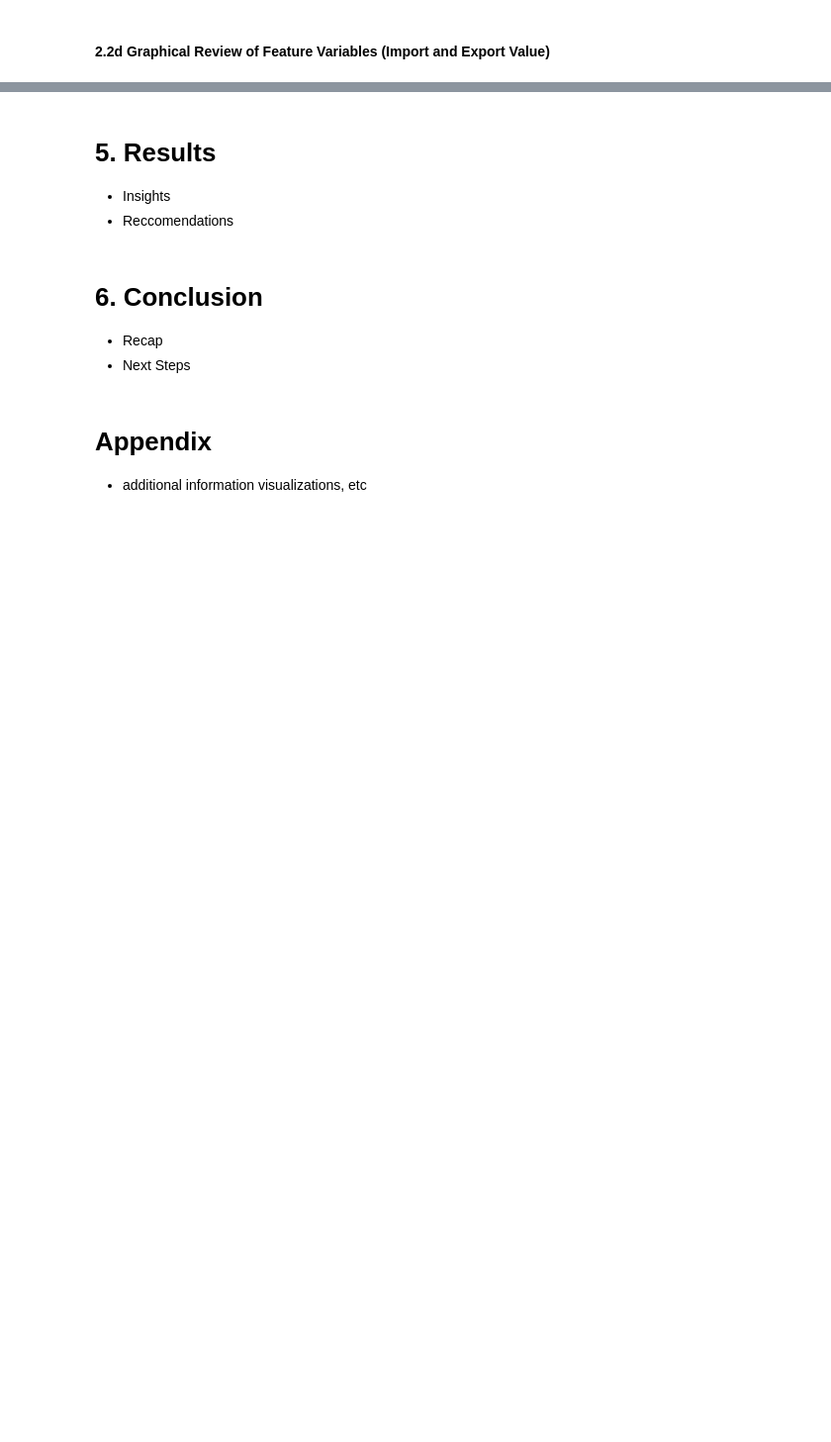
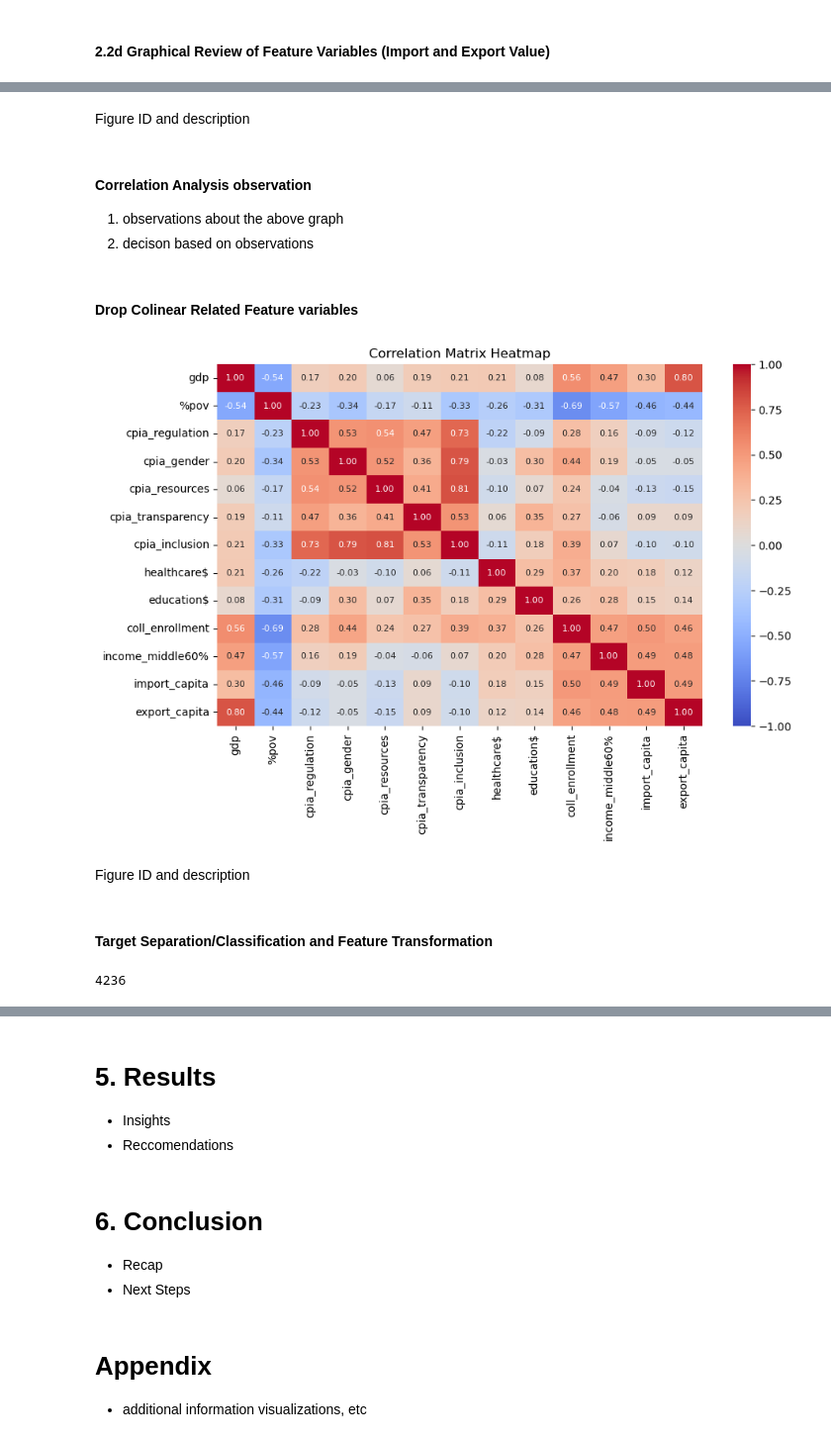
Before and after one commit to te-ex153/Projects, a Jupyter notebook: Country23.ipynb, the cells around one changed output, grey strips where cells are left out. Shown: that part at 99% size. Drawn from its saved outputs; the diff is of its cells as text; code cells hidden in the pictures; blank space fills up the shorter version.

```diff
--- a/Country23.ipynb
+++ b/Country23.ipynb
@@ -636,0 +730,38 @@ plt.show()
+# %% [markdown]
+Figure ID and description
+# %% [markdown]
+#### Correlation Analysis observation
+1. observations about the above graph
+2. decison based on observations
+# %% [markdown]
+#### Drop Colinear Related Feature variables
+# %%
+############## drop redundant variables
+df_economy3 = df_economy2.drop(columns=['income_quintile2', 'income_quintile3', 'income_quintile4', 'income_quintile5', 'income_top10%', 'income_difference_top-mid60'])
+#df_economy3
+
+
+############### repeat updated correlation heatmap
+cols = ['gdp','%pov', 'cpia_regulation', 'cpia_gender', 'cpia_resources', 'cpia_transparency', 'cpia_inclusion', 'healthcare$', 'education$', 'coll_enrollment',
+        'income_middle60%', 'import_capita', 'export_capita']
+
+###### create a correlation matrix of econ variables
+correlation_matrix_econ = df_economy3[cols].corr()
+
+plt.figure(figsize=(10, 6))
+sns.heatmap(correlation_matrix_econ, annot=True, fmt='.2f', cmap='coolwarm', vmin=-1, vmax=1, annot_kws={'size': 8})
+plt.title('Correlation Matrix Heatmap')
+plt.show()
+# %% [output]
+[figure, added]
+# %% [markdown]
+Figure ID and description
+# %% [markdown]
+#### Target Separation/Classification and Feature Transformation
+# %%
+### As disussed above separate gdp and pov tables
+df_gdp = df_economy3[['area', 'year', 'gdp', 'cpia_regulation', 'cpia_gender', 'cpia_resources', 'cpia_transparency', 'cpia_inclusion','healthcare$', 'education$', 'coll_enrollment', 'income_middle60%', 'import_capita', 'export_capita']]
+df_pov = df_economy3[['area', 'year', '%pov', 'cpia_regulation', 'cpia_gender', 'cpia_resources', 'cpia_transparency', 'cpia_inclusion', 'healthcare$', 'education$', 'coll_enrollment', 'income_middle60%', 'import_capita', 'export_capita']]
+len(df_gdp)
+# %% [output]
+4236
```
Also changed, not shown: parts of 45 cells of this notebook.
